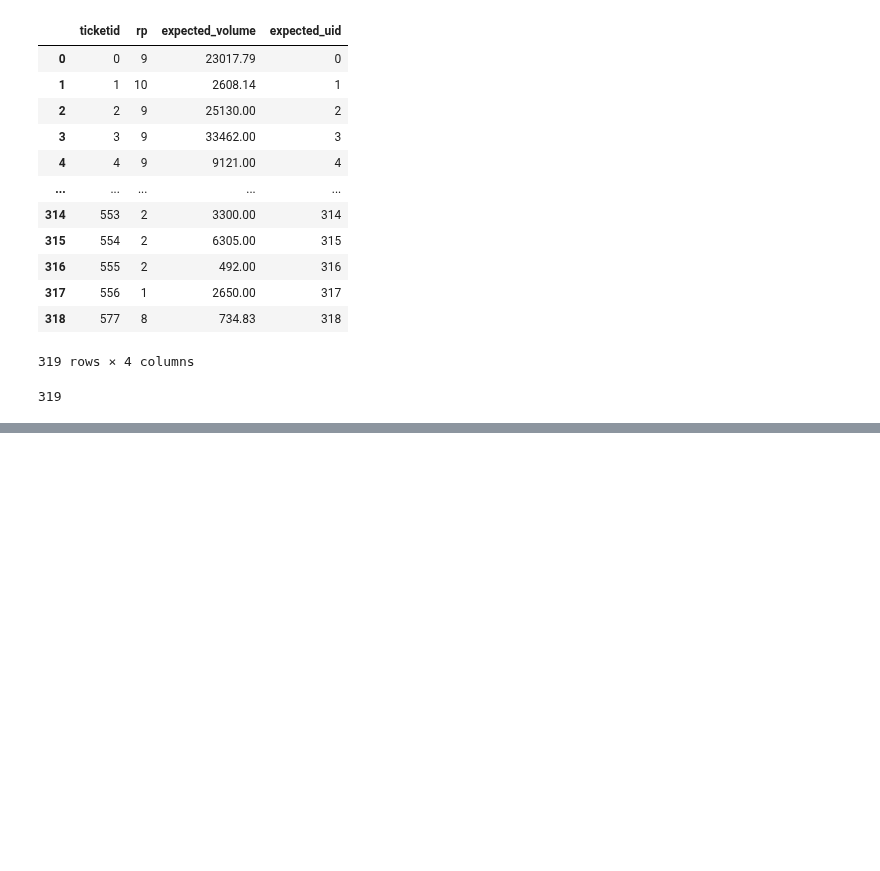
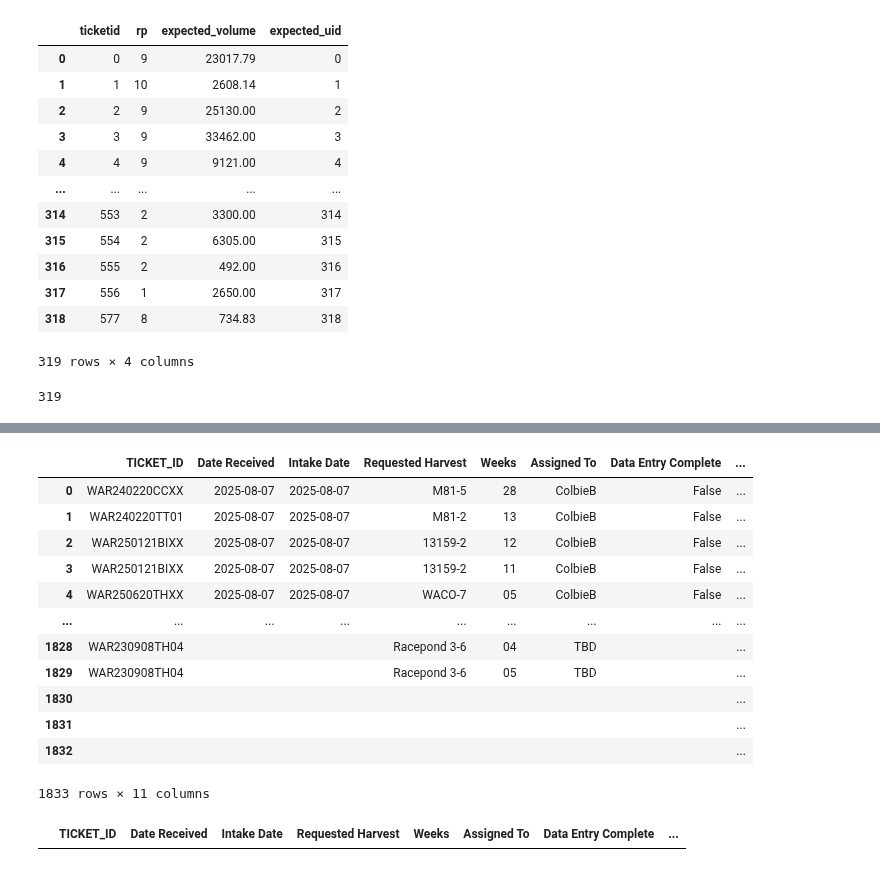
Before and after one commit to BilyBrown/sqlite3-tutorial, a Jupyter notebook: make_db_trial_v0.ipynb, the cells around one changed output, grey strips where cells are left out. Drawn from its saved outputs; the diff is of its cells as text; code cells hidden in the pictures; blank space fills up the shorter version.

```diff
--- a/make_db_trial_v0.ipynb
+++ b/make_db_trial_v0.ipynb
@@ -798,0 +811,31 @@ I will need to:
+# %%
+fha_inprog = fha_df[['TICKET_ID',
+                     'Date Received',
+                     'Intake Date',
+                     'Requested Harvest',
+                     'Weeks',
+                     'Assigned To',
+                     'Data Entry Complete',
+                     'Tier 1 QA/QC Completed',
+                     'Update Compiled Mill Ticket File',
+                     'Comments',
+                     'COMPLETED']]
+fha_inprog
+# %% [output]
+|  | TICKET_ID | Date Received | Intake Date | Requested Harvest | Weeks | Assigned To | Data Entry Complete | ... |
+| 0 | WAR240220CCXX | 2025-08-07 | 2025-08-07 | M81-5 | 28 | ColbieB | False | ... |
+| 1 | WAR240220TT01 | 2025-08-07 | 2025-08-07 | M81-2 | 13 | ColbieB | False | ... |
+| 2 | WAR250121BIXX | 2025-08-07 | 2025-08-07 | 13159-2 | 12 | ColbieB | False | ... |
+| 3 | WAR250121BIXX | 2025-08-07 | 2025-08-07 | 13159-2 | 11 | ColbieB | False | ... |
+| 4 | WAR250620THXX | 2025-08-07 | 2025-08-07 | WACO-7 | 05 | ColbieB | False | ... |
+| ... | ... | ... | ... | ... | ... | ... | ... | ... |
+| 1828 | WAR230908TH04 |  |  | Racepond 3-6 | 04 | TBD |  | ... |
+| 1829 | WAR230908TH04 |  |  | Racepond 3-6 | 05 | TBD |  | ... |
+| 1830 |  |  |  |  |  |  |  | ... |
+| 1831 |  |  |  |  |  |  |  | ... |
+| 1832 |  |  |  |  |  |  |  | ... |
+1833 rows × 11 columns
+# %%
+fha_inprog[fha_inprog.isna().any(axis=1)]
+# %% [output]
+|  | TICKET_ID | Date Received | Intake Date | Requested Harvest | Weeks | Assigned To | Data Entry Complete | ... |
```
Also changed, not shown: parts of 12 cells of this notebook.
